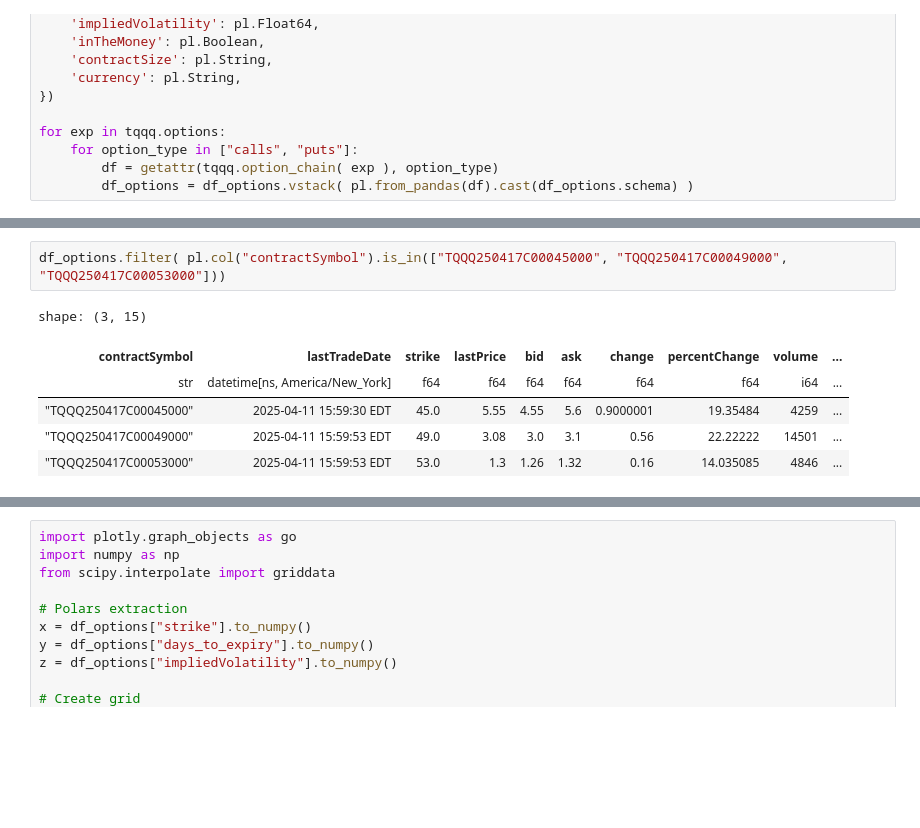
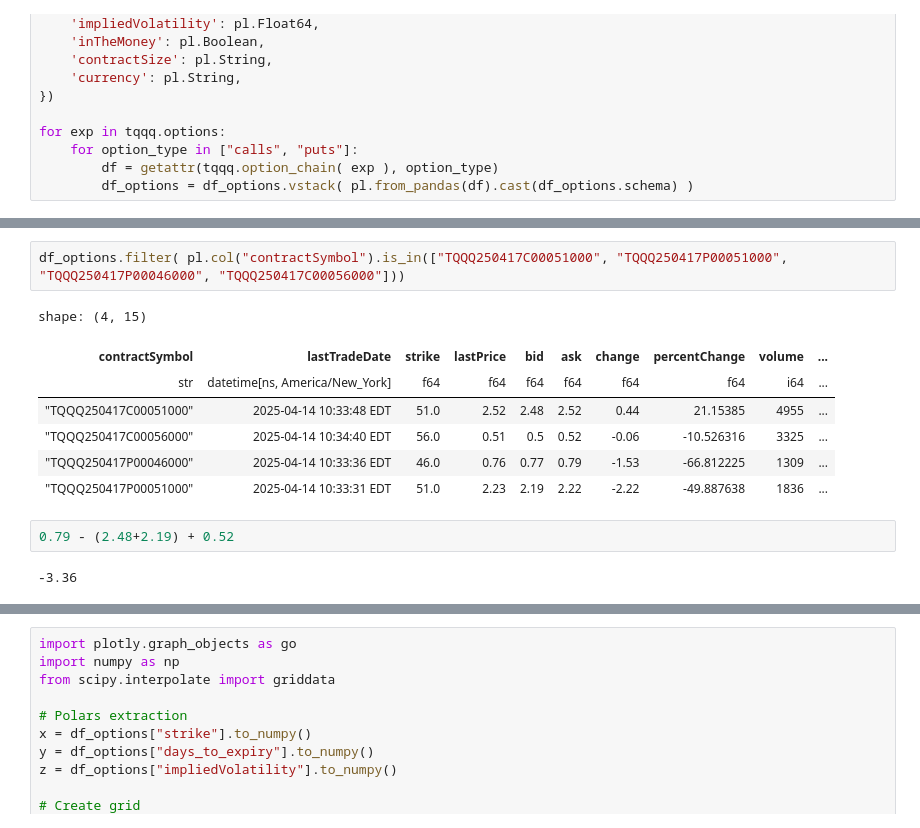
Before and after one commit to victortangggg/trading, a Jupyter notebook: research/TQQQ_options_vol_surface.ipynb, the cells around one changed output, grey strips where cells are left out. Drawn from its saved outputs; the diff is of its cells as text; blank space fills up the shorter version.

```diff
--- a/research/TQQQ_options_vol_surface.ipynb
+++ b/research/TQQQ_options_vol_surface.ipynb
@@ -428,9 +428,14 @@ shape: (1_258, 15)
 # %%
-df_options.filter( pl.col("contractSymbol").is_in(["TQQQ250417C00045000", "TQQQ250417C00049000", "TQQQ250417C00053000"]))
+df_options.filter( pl.col("contractSymbol").is_in(["TQQQ250417C00051000", "TQQQ250417P00051000", "TQQQ250417P00046000", "TQQQ250417C00056000"]))
 # %% [output]
-shape: (3, 15)
+shape: (4, 15)
 | contractSymbol | lastTradeDate | strike | lastPrice | bid | ask | change | percentChange | volume | ... |
 | str | datetime[ns, America/New_York] | f64 | f64 | f64 | f64 | f64 | f64 | i64 | ... |
-| "TQQQ250417C00045000" | 2025-04-11 15:59:30 EDT | 45.0 | 5.55 | 4.55 | 5.6 | 0.9000001 | 19.35484 | 4259 | ... |
-| "TQQQ250417C00049000" | 2025-04-11 15:59:53 EDT | 49.0 | 3.08 | 3.0 | 3.1 | 0.56 | 22.22222 | 14501 | ... |
-| "TQQQ250417C00053000" | 2025-04-11 15:59:53 EDT | 53.0 | 1.3 | 1.26 | 1.32 | 0.16 | 14.035085 | 4846 | ... |
+| "TQQQ250417C00051000" | 2025-04-14 10:33:48 EDT | 51.0 | 2.52 | 2.48 | 2.52 | 0.44 | 21.15385 | 4955 | ... |
+| "TQQQ250417C00056000" | 2025-04-14 10:34:40 EDT | 56.0 | 0.51 | 0.5 | 0.52 | -0.06 | -10.526316 | 3325 | ... |
+| "TQQQ250417P00046000" | 2025-04-14 10:33:36 EDT | 46.0 | 0.76 | 0.77 | 0.79 | -1.53 | -66.812225 | 1309 | ... |
+| "TQQQ250417P00051000" | 2025-04-14 10:33:31 EDT | 51.0 | 2.23 | 2.19 | 2.22 | -2.22 | -49.887638 | 1836 | ... |
+# %%
+0.79 - (2.48+2.19) + 0.52
+# %% [output]
+-3.36
```
Also changed, not shown: parts of 9 cells of this notebook, 2 other files.
